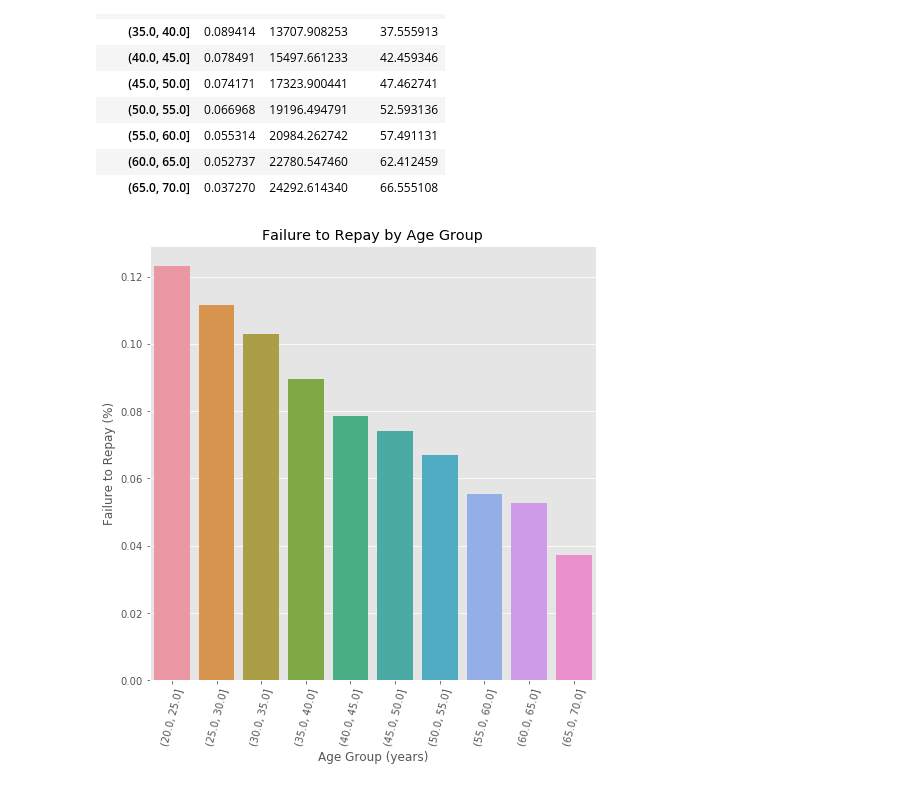
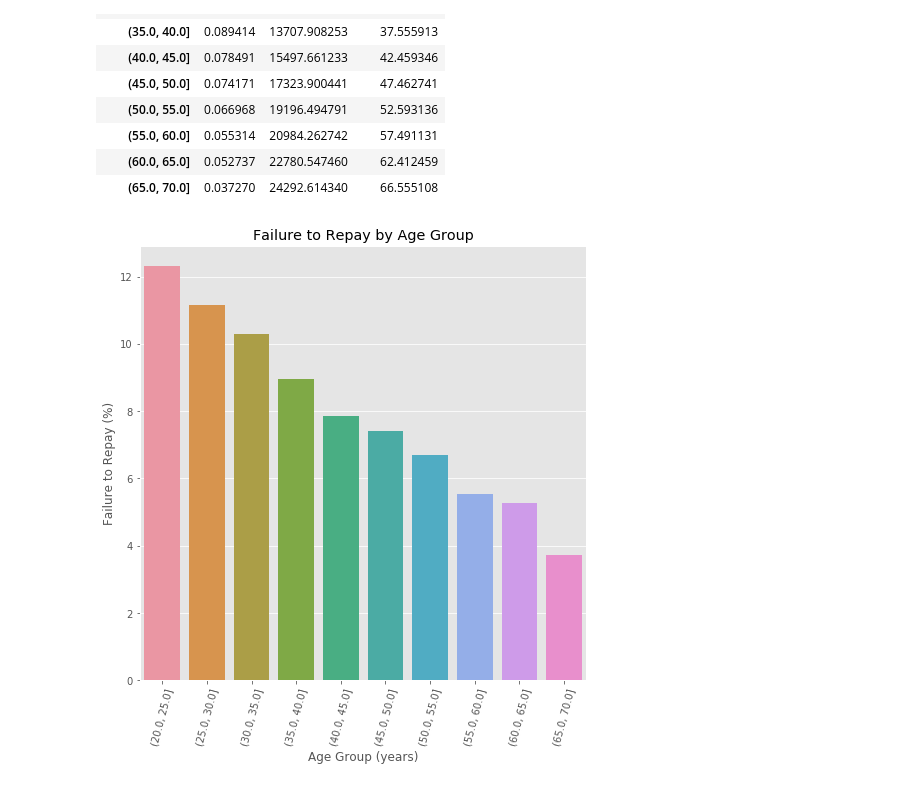
Before and after one commit to Halesu/4th-ML100Days, a Jupyter notebook: homework/Day_016_HW.ipynb, the cells around one changed output. Drawn from its saved outputs; the diff is of its cells as text; code cells hidden in the pictures.

```diff
--- a/homework/Day_016_HW.ipynb
+++ b/homework/Day_016_HW.ipynb
@@ -117,16 +117,16 @@ age_groups
 # %%
 plt.figure(figsize = (8, 8))
 
 # 以年齡區間為 x, target 為 y 繪製 barplot
 """
 Your Code Here
 """
 px = age_groups.index
-py = age_groups.TARGET
+py = age_groups.TARGET * 100
 sns.barplot(px, py)
 
 # Plot labeling
 plt.xticks(rotation = 75); plt.xlabel('Age Group (years)'); plt.ylabel('Failure to Repay (%)')
 plt.title('Failure to Repay by Age Group');
 # %% [output]
-[figure, old version]
+[figure, new version]
```
